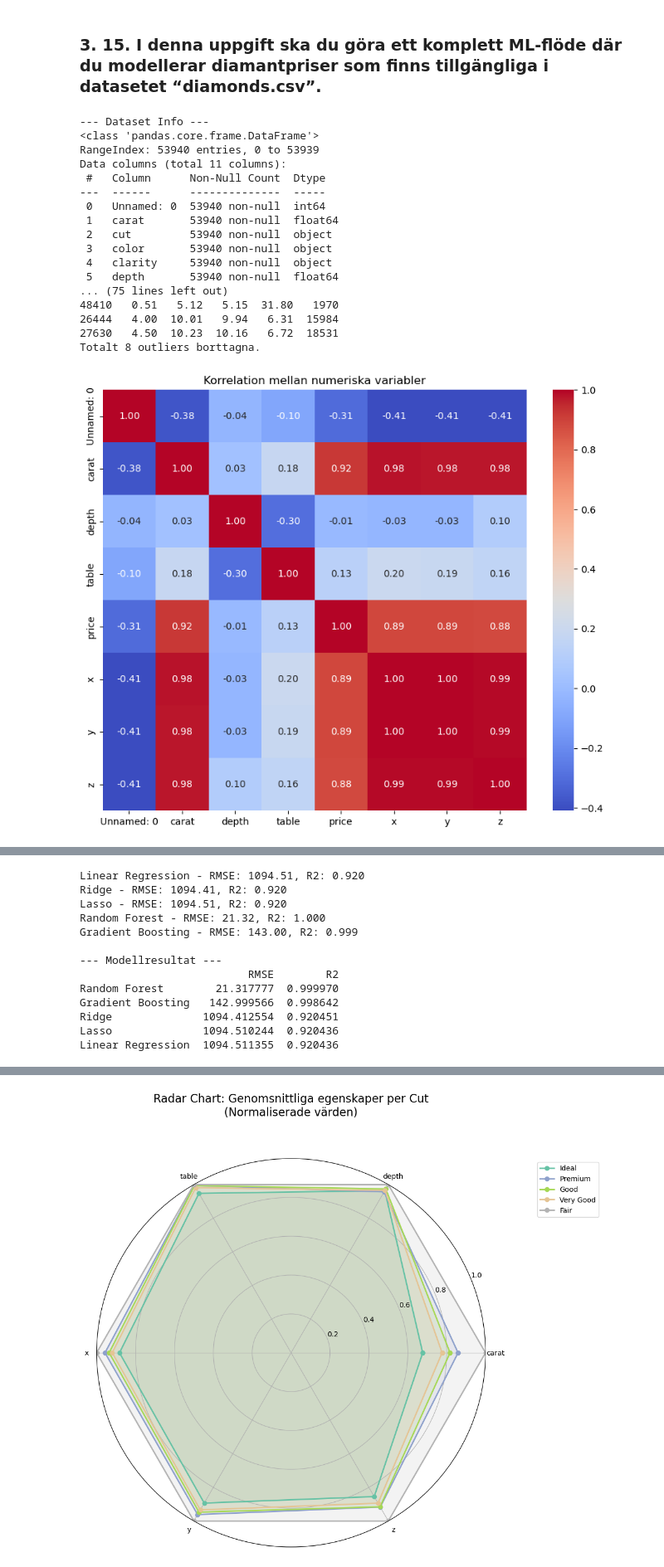
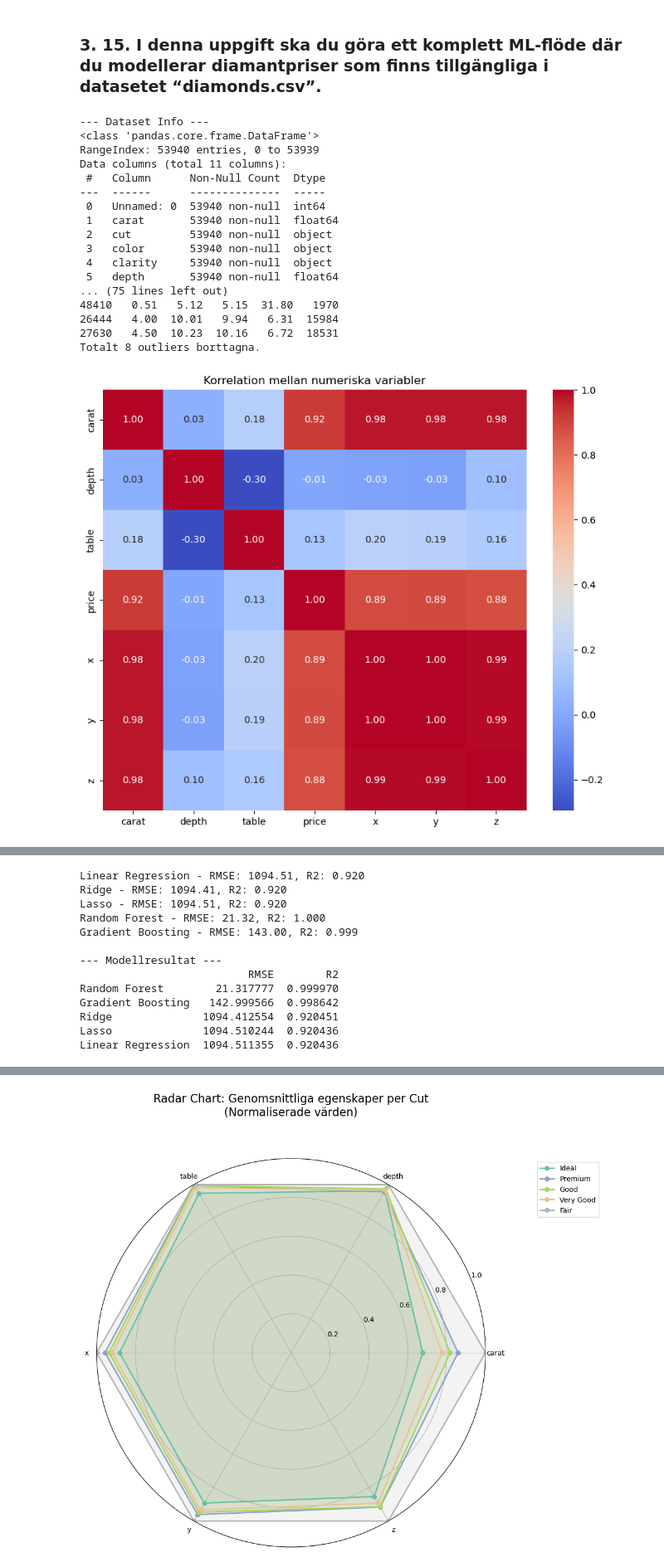
Before and after one commit to ManaInfectedRP/Skola-Python, a Jupyter notebook: Uppgifter.ipynb, the cells around one changed output, grey strips where cells are left out. Shown at 83% size. Cells and saved outputs as stored; diff of their text form; code cells hidden in the pictures.

```diff
--- a/Uppgifter.ipynb
+++ b/Uppgifter.ipynb
@@ -1802,7 +1893,7 @@ from sklearn.linear_model import LinearRegression, Ridge, Lasso
 from sklearn.ensemble import GradientBoostingRegressor, RandomForestRegressor
 
 # 1. Läs data
-df = pd.read_csv("diamonds.csv")
+df = pd.read_csv("diamonds.csv", index_col=0)
 
 # EDA (utforskande analys)
 print("\n--- Dataset Info ---")
@@ -1850,7 +1941,7 @@ numeric_cols = [col for col in df.select_dtypes(include=[np.number]).columns if
 
 # Korrelationer
 plt.figure(figsize=(10, 8))
-sns.heatmap(numeric_cols.corr(numeric_only=True), annot=True, fmt=".2f", cmap="coolwarm")
+sns.heatmap(df[numeric_cols].corr(), annot=True, fmt=".2f", cmap="coolwarm")
 plt.title("Korrelation mellan numeriska variabler")
 plt.show()
 
@@ -1884,7 +1975,7 @@ models = {
     "Linear Regression": LinearRegression(),
     "Ridge": Ridge(alpha=1.0),
     "Lasso": Lasso(alpha=0.001, max_iter=5000),
-    "Random Forest": RandomForestRegressor(n_estimators=200, random_state=42),
+    "Random Forest": RandomForestRegressor(n_estimators=200, random_state=42, n_jobs=-1),
     "Gradient Boosting": GradientBoostingRegressor(n_estimators=500, learning_rate=0.1, random_state=42)
 }
 
@@ -1937,31 +2028,31 @@ plt.title("Price by Color")
 plt.show()
 
 plt.figure(figsize=(8, 6))
 sns.boxplot(x="clarity", y="price", data=df)
 plt.title("Price by Clarity")
 plt.show()
 
 # Carat distribution per clarity
 plt.figure(figsize=(10, 6))
 sns.violinplot(x="clarity", y="carat", data=df, inner="quart")
 plt.title("Carat Distribution by Clarity")
 plt.show()
 # %% [output]
 --- Dataset Info ---
 <class 'pandas.core.frame.DataFrame'>
 RangeIndex: 53940 entries, 0 to 53939
 Data columns (total 11 columns):
  #   Column      Non-Null Count  Dtype
 ---  ------      --------------  -----
  0   Unnamed: 0  53940 non-null  int64
  1   carat       53940 non-null  float64
  2   cut         53940 non-null  object
  3   color       53940 non-null  object
  4   clarity     53940 non-null  object
  5   depth       53940 non-null  float64
 ... (75 lines left out)
 48410   0.51   5.12   5.15  31.80   1970
 26444   4.00  10.01   9.94   6.31  15984
 27630   4.50  10.23  10.16   6.72  18531
 Totalt 8 outliers borttagna.
-[figure, old version]
+[figure, new version]
```
Also changed, not shown: parts of 4 cells of this notebook.
